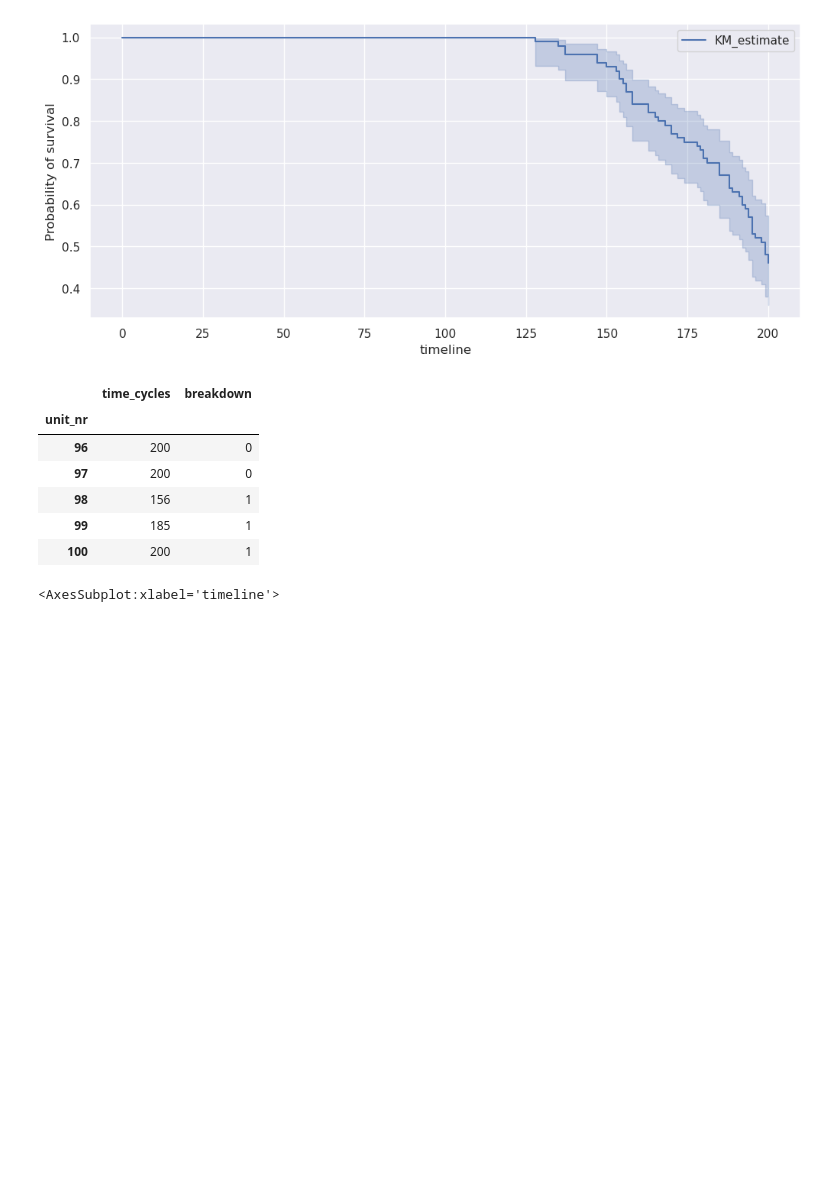
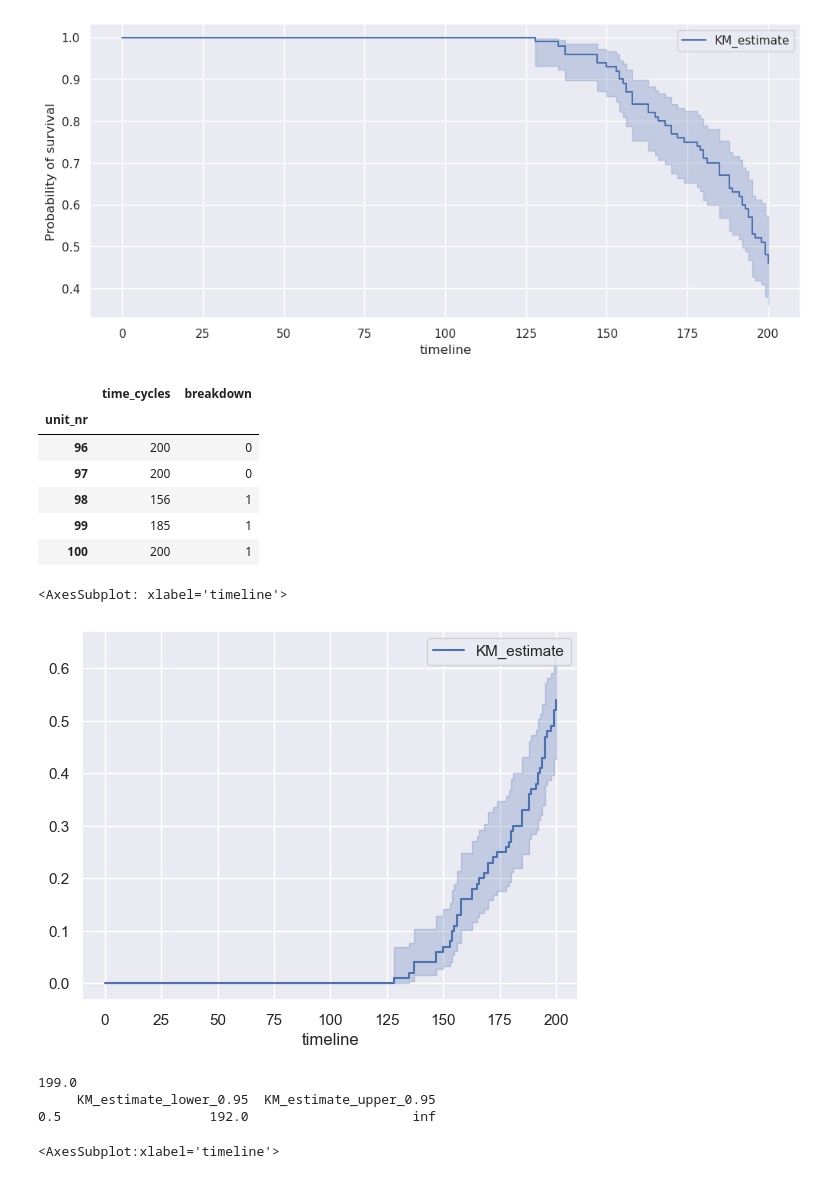
Before and after one commit to xxl4tomxu98/NASA-Jet-Engine-Maintenance, a Jupyter notebook: Survival Analysis/survival.ipynb, the cells around one changed output. Drawn from its saved outputs; the diff is of its cells as text; code cells hidden in the pictures; blank space fills up the shorter version.

```diff
--- a/Survival Analysis/survival.ipynb
+++ b/Survival Analysis/survival.ipynb
@@ -117,6 +119,20 @@ data.tail()
 | 98 | 156 | 1 |
 | 99 | 185 | 1 |
 | 100 | 200 | 1 |
+# %%
+survival.plot_cumulative_density()
+# %% [output]
+<AxesSubplot: xlabel='timeline'>
+[figure, added]
+# %%
+median_ = survival.median_survival_time_
+median_confidence_interval_ = median_survival_times(survival.confidence_interval_)
+print(median_)
+print(median_confidence_interval_)
+# %% [output]
+199.0
+     KM_estimate_lower_0.95  KM_estimate_upper_0.95
+0.5                   192.0                     inf
 # %%
 naf = NelsonAalenFitter()
 naf.fit(data['time_cycles'], data['breakdown'])
```
Also changed, not shown: parts of 5 cells of this notebook.
